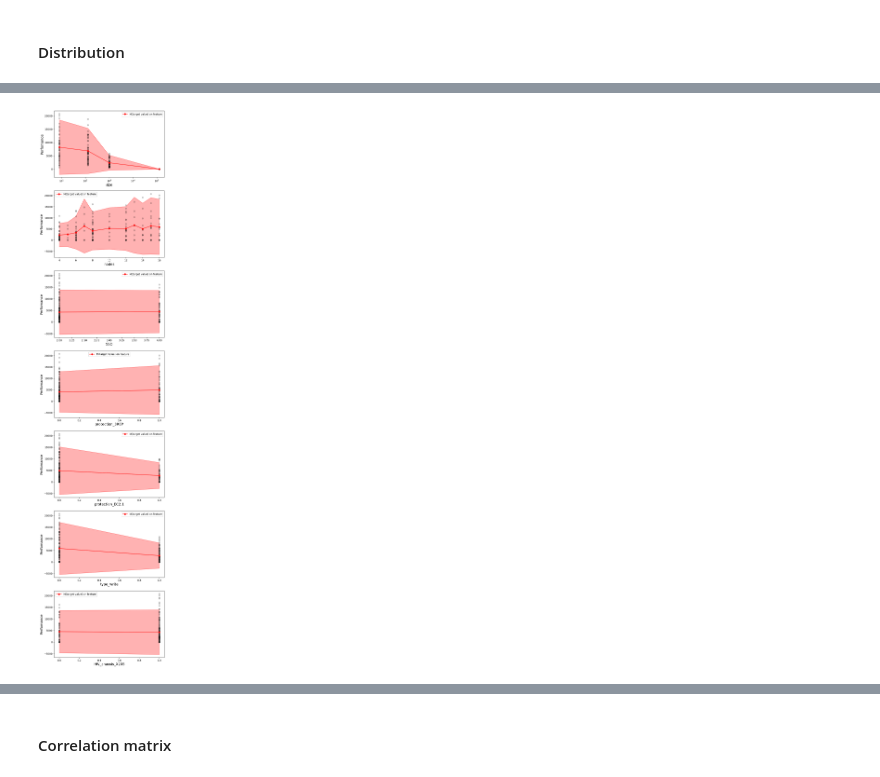
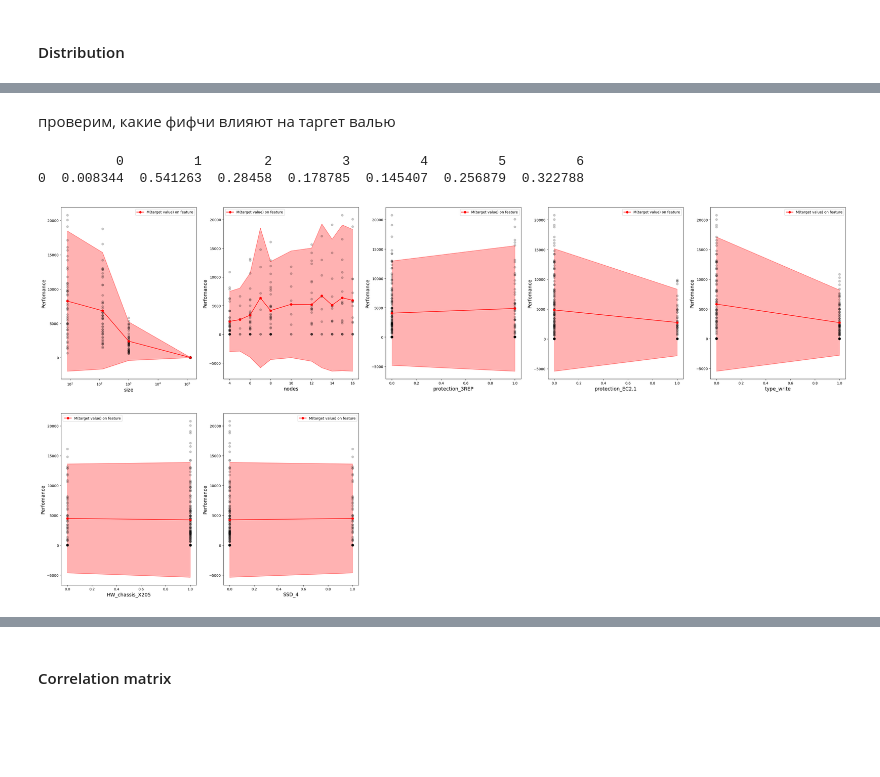
Before and after one commit to Sziringowski/SDS-modelling, a Jupyter notebook: Main.ipynb, the cells around one changed output, grey strips where cells are left out. Cells and saved outputs as stored; diff of their text form; code cells hidden in the pictures; blank space fills up the shorter version.

```diff
--- a/Main.ipynb
+++ b/Main.ipynb
@@ -62,11 +63,11 @@ doc = {'protection': ['2REP', '3REP', 'EC2.1'],  #cat. # maybe more types later
        'nodes': np.linspace(4, 16, 13, dtype = int),  # cont.
        'type': ['write', 'read'],  # cat.
        'HW_chassis': ['X205', 'VEGMAN'],  # cat.
-       'SSD': [2, 4]  # cont.
+       'SSD': [2, 4]  # cat.
       }
 
-cat_params = ['protection', 'type', 'HW_chassis']
-cont_params = ['size', 'nodes', 'SSD']
+cat_params = ['protection', 'type', 'HW_chassis', 'SSD']
+cont_params = ['size', 'nodes']
 
 all_options = np.array(list(itertools.product( *(doc[key] for key in list(doc.keys())) )))
 
@@ -112,7 +113,8 @@ txt_files = glob.glob(f"{folder_path}/*.txt")
 md_files = glob.glob(f"{folder_path}/*.md")
 
 all_files = txt_files + md_files
-
+global_counter_correct = 0
+global_counter_get = 0
 
 Data = dict()
 
@@ -134,6 +136,7 @@ for file_path in all_files:
 
         i = 0
         counter = 0
+        global_counter_correct += str(data).count('###')
         print(str(data).count('###'),f'correct number of sizes {file_path}')
         # realization of data reading functions
         while i < len(data):
@@ -218,6 +221,9 @@ for file_path in all_files:
             i += 1
 
     print(counter, f'get number of sizes {file_path}')
+    global_counter_get += counter
+
+print(f'summary get points = {global_counter_get}\n', f'summary correct points = {global_counter_correct}')
 # %% [output]
 39 correct number of sizes Purified sizes\Sizer results for rep3.txt
 39 get number of sizes Purified sizes\Sizer results for rep3.txt
@@ -262,9 +270,8 @@ def features_transformation(Data: dict, doc = doc) -> pd.DataFrame:  # CHECK COD
     X_OHE_DF['size'] = X_OHE_DF['size'].astype(float)
     X_OHE_DF['nodes'] = X_OHE_DF['nodes'].astype(int)
     X_OHE_DF['SUM_op/s'] = X_OHE_DF['SUM_op/s'].astype(float)
-    X_OHE_DF['SSD'] = X_OHE_DF['SSD'].astype(int)
     X_OHE_DF = X_OHE_DF.replace({True: 1, False: 0}).infer_objects(copy=False)
-    return (X_OHE_DF.drop(['protection_2REP', 'type_read', 'HW_chassis_VEGMAN'], axis=1, inplace=False)).head(len(Data))  # drop collinear columns - CAN CHANGES
+    return (X_OHE_DF.drop(['protection_2REP', 'type_read', 'HW_chassis_VEGMAN', 'SSD_2'], axis=1, inplace=False)).head(len(Data))  # drop collinear columns - CAN CHANGES
 # %%
 print(features_transformation(Data))  # debug
 # %% [output]
@@ -332,0 +382,25 @@ categorial parametrs:
+# %%
+plt.figure(figsize=(40,30))
+header_temp = list(features_transformation(Data).columns)
+header_temp.remove('SUM_op/s')
+header_temp.remove('SSD_4')
+n = len(header_temp)
+
+min_max_scaler = MinMaxScaler()
+df_scaled = pd.DataFrame(min_max_scaler.fit_transform(features_transformation(Data)), columns=features_transformation(Data).columns)
+df_scaled = df_scaled.loc[:, df_scaled.columns != 'SSD_4']
+
+for i in range(n):
+    plt.subplot(n // 2, n - n // 2 + 1,i + 1)
+    #X = list(df_scaled[header_temp[i]] if (header_temp[i] != 'size') else df_scaled[header_temp[i]].apply(lambda x: np.log(x+1)))
+    X = list(df_scaled[header_temp[i]])
+    Y = list(df_scaled['SUM_op/s'])
+    n_bins = len(list(df_scaled[header_temp[i]].unique()))
+    cont_switch = True if ((header_temp[i] in cont_params) and header_temp[i] != 'SSD_4') else False
+    his = sns.histplot(X, bins=n_bins, color='k', kde=cont_switch, fill=False, discrete=(not cont_switch))
+    plt.title('', fontsize=15)
+    plt.xlabel(header_temp[i], fontsize=14, color='k')
+    plt.ylabel('count', fontsize=14, color='k')
+    plt.legend()
+plt.show()
+sns.reset_orig()
@@ -333,35 +409,50 @@ categorial parametrs:
+# %% [markdown]
+проверим, какие фифчи влияют на таргет валью
+# %%
+from sklearn.linear_model import LinearRegression
+M = LinearRegression()
+header_temp_lr = list(df_scaled.loc[:, df_scaled.columns != 'SUM_op/s'].columns) + ['intercept']
+x_lr = np.array(df_scaled.loc[:, df_scaled.columns != 'SUM_op/s'])
+y_lr = np.array(df_scaled['SUM_op/s'])
+M.fit(x_lr, y_lr)
+df_weights = pd.DataFrame(np.array(M.coef_ + [M.intercept_])).T
+#df_weights.columns = header_temp_lr
+print(df_weights)
+# %% [output]
+          0         1        2         3         4         5         6
+0  0.008344  0.541263  0.28458  0.178785  0.145407  0.256879  0.322788
 # %%
-plt.figure(figsize=(8,40))
+plt.figure(figsize=(40,30))
 header_temp = list(features_transformation(Data).columns)
 header_temp.remove('SUM_op/s')
 n = len(header_temp)
 for i in range(n):
-    plt.subplot(n,1,i + 1)
+    plt.subplot(n // 2, n - n // 2 + 1,i + 1)
     if header_temp[i] == 'size':
         plt.xscale('symlog')
     else:
         plt.xscale('linear')
     X = list(features_transformation(Data)[header_temp[i]])
     Y = list(features_transformation(Data)['SUM_op/s'])
     mean_values = features_transformation(Data).groupby(header_temp[i])['SUM_op/s'].mean().reset_index()
     mean_values.columns = ['X', 'Mean_Y']
     var_values = features_transformation(Data).groupby(header_temp[i])['SUM_op/s'].var().reset_index()
     var_values.columns = ['X', 'Var_Y']
     plt.plot(mean_values['X'], mean_values['Mean_Y'], color='red', marker='o', label='M(target value) on feature')
     plt.plot(var_values['X'], mean_values['Mean_Y'] + 2 * np.sqrt(var_values['Var_Y']), color='red', alpha = 0.6, linewidth = 0.7)
     plt.plot(var_values['X'], mean_values['Mean_Y'] - 2 * np.sqrt(var_values['Var_Y']), color='red', alpha = 0.6, linewidth = 0.7)
     plt.fill_between(
         var_values['X'], mean_values['Mean_Y'] - 2 * np.sqrt(var_values['Var_Y']),
         mean_values['Mean_Y'] + 2 * np.sqrt(var_values['Var_Y']),
         where=(
             mean_values['Mean_Y'] + 2 * np.sqrt(var_values['Var_Y']) > mean_values['Mean_Y'] - 2 * np.sqrt(var_values['Var_Y'])
             ), color='red', alpha=0.3
             )
     plt.scatter(X, Y, color='black', marker='o', alpha=0.2)
     plt.title('', fontsize=15)
     plt.xlabel(header_temp[i], fontsize=14, color='k')
     plt.ylabel('Perfomance', fontsize=14, color='k')
     plt.legend()
 plt.show()
 # %% [output]
-[figure, old version]
+[figure, new version]
```
Also changed, not shown: parts of 16 cells of this notebook, 2 other files.
